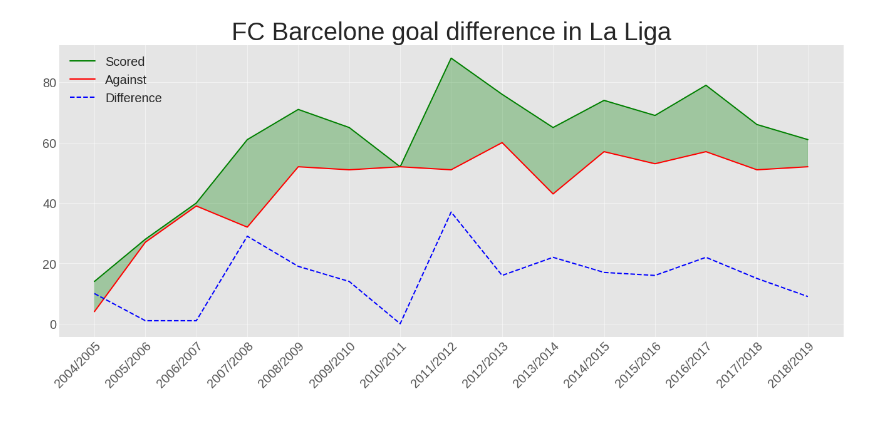
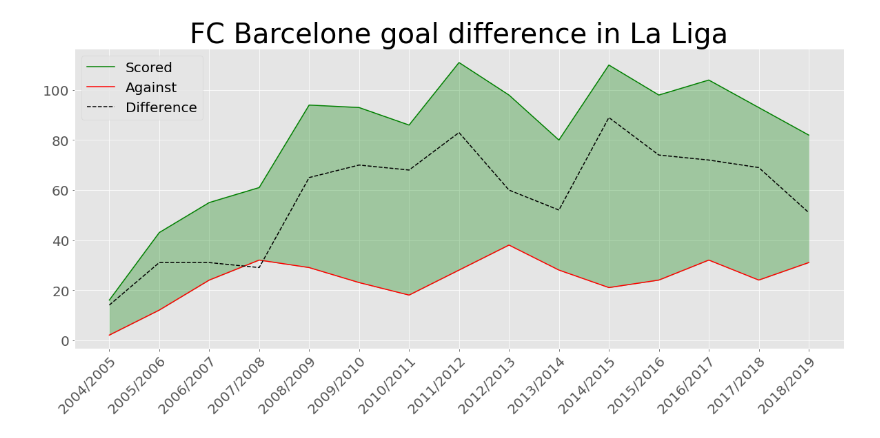
Before and after one commit to HLapendery/FootballAnalysis, a Jupyter notebook: LigaAnalysis.ipynb, the cells around one changed output. Saved outputs shown, nothing was run; the diff lists cells and outputs as text; code cells hidden in the pictures.

```diff
--- a/LigaAnalysis.ipynb
+++ b/LigaAnalysis.ipynb
@@ -46,0 +43,19 @@ by_season_goals = df_seasons.iloc[:,1:-1].groupby('season').sum().reset_index()
+# %%
+df_seasons.sort_values(['season','week']).reset_index(drop = True)
+nb_games = df_seasons.iloc[:,:2].groupby('season').count()
+by_season_goals = df_seasons.groupby('season').sum().reset_index()
+by_season_goals['games'] = nb_games.values
+by_season_goals = by_season_goals.loc[:,['season','games']]
+scored_home = df_seasons['home_score'][df_seasons['home']=='Barcelona'].groupby(df_seasons['season']).sum()
+scored_away = scored = df_seasons['away_score'][df_seasons['away']=='Barcelona'].groupby(df_seasons['season']).sum()
+conceded_home = df_seasons['away_score'][df_seasons['home']=='Barcelona'].groupby(df_seasons['season']).sum()
+conceded_away = df_seasons['home_score'][df_seasons['away']=='Barcelona'].groupby(df_seasons['season']).sum()
+by_season_goals['scored_home'] = scored_home.values
+by_season_goals['scored_away'] = scored_away.values
+by_season_goals['scored'] = by_season_goals['scored_home'] + by_season_goals['scored_away']
+by_season_goals['conceded_home'] = conceded_home.values
+by_season_goals['conceded_away'] = conceded_away.values
+by_season_goals['conceded'] = by_season_goals['conceded_home'] + by_season_goals['conceded_away']
+by_season_goals['diff'] = by_season_goals['scored'] - by_season_goals['conceded']
+by_season_goals['diff/90'] = by_season_goals['diff']/by_season_goals['games']
+by_season_goals = by_season_goals[['season', 'games', 'scored', 'conceded', 'diff', 'diff/90', 'scored_home', 'scored_away', 'conceded_home', 'conceded_away']]
@@ -47,17 +79,17 @@ by_season_goals = df_seasons.iloc[:,1:-1].groupby('season').sum().reset_index()
 # %%
 fig = plt.figure(figsize=(20, 8))
 x = by_season_goals['season']
-yh = by_season_goals['home_score']
-ya = by_season_goals['away_score']
+yh = by_season_goals['scored']
+ya = by_season_goals['conceded']
 plt.plot(x, yh, 'g')
 plt.plot(x, ya, 'r')
-plt.plot(x,yh-ya,'b--',)
+plt.plot(x,yh-ya,'k--',)
 plt.fill_between(x, yh, ya,where=(yh>ya), interpolate=True,color='g', alpha=0.3)
 plt.fill_between(x, yh, ya,where=(yh<ya), interpolate=True,color='r', alpha=0.3)
 plt.legend(['Scored','Against','Difference'],loc='upper left',fontsize=20)
 plt.xticks(fontsize=20, rotation=45,  rotation_mode="anchor", ha="right",)
 plt.yticks(fontsize=20)
 plt.title("FC Barcelone goal difference in La Liga",fontdict = {'fontsize' : 40})
 plt.show()
 # %% [output]
-[figure, old version]
+[figure, new version]
```
Also changed, not shown: parts of 3 cells of this notebook.
